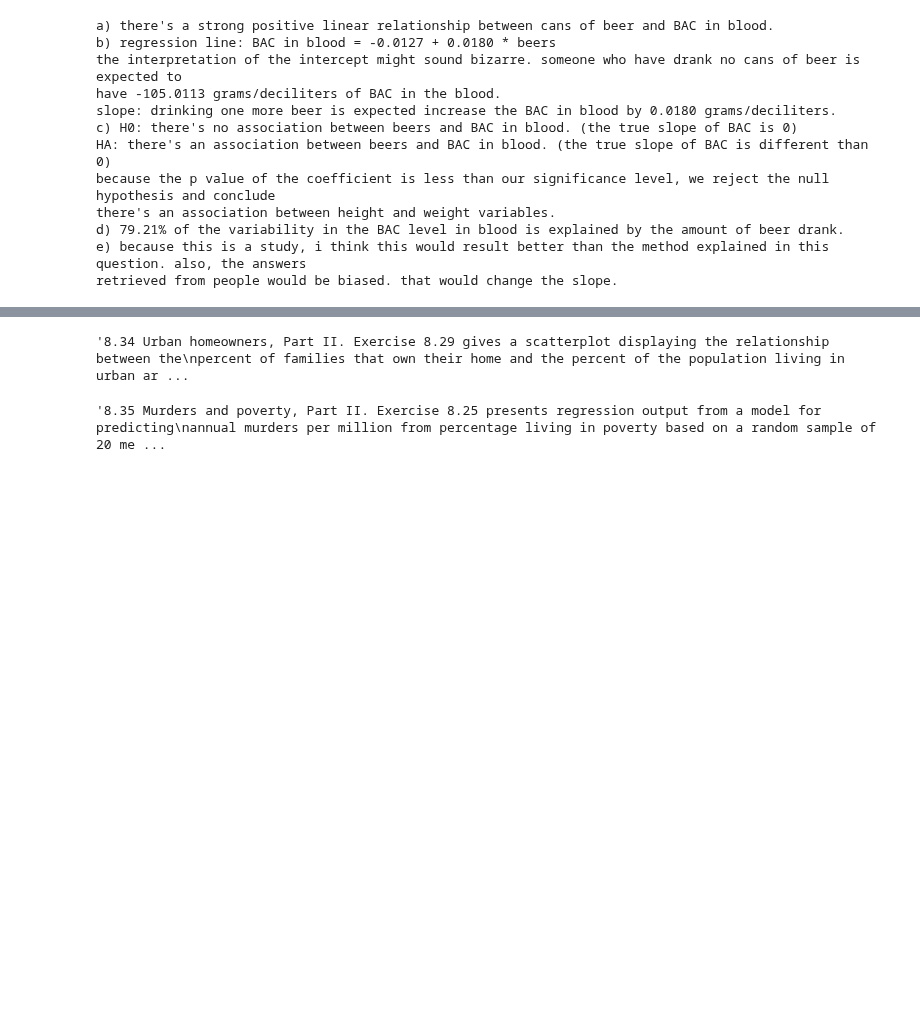
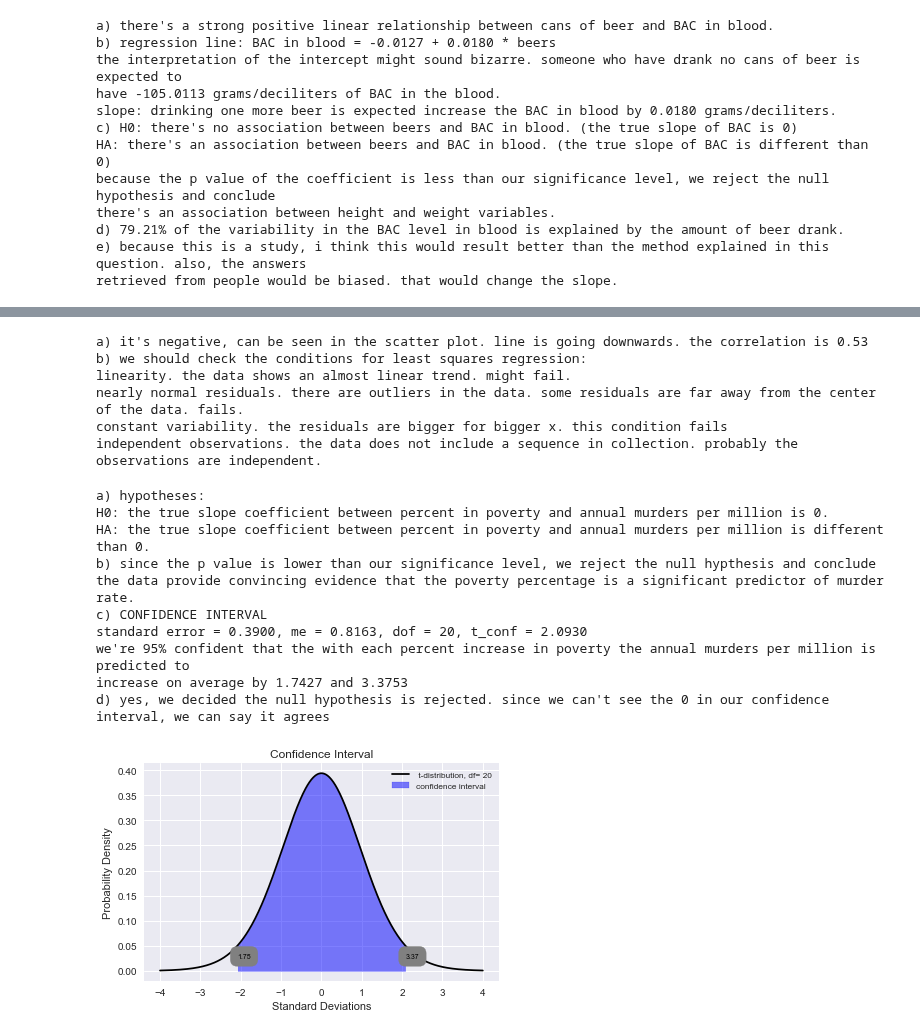
Before and after one commit to mseyhan/statistical-learning, a Jupyter notebook: chapter8_4.ipynb, the cells around one changed output, grey strips where cells are left out. Drawn from its saved outputs; the diff is of its cells as text; code cells hidden in the pictures; blank space fills up the shorter version.

```diff
--- a/chapter8_4.ipynb
+++ b/chapter8_4.ipynb
@@ -186,26 +200,94 @@ b)
 '''8.34 Urban homeowners, Part II. Exercise 8.29 gives a scatterplot displaying the relationship between the
 percent of families that own their home and the percent of the population living in urban areas. Below is a
 similar scatterplot, excluding District of Columbia, as well as the residuals plot. There were 51 cases.
-(a) For these data, R2 = 0:28. What is the
+(a) For these data, R2 = 0.28. What is the
 correlation? How can you tell if it is
 positive or negative?
 (b) Examine the residual plot. What do you
 observe? Is a simple least squares fit
 appropriate for these data?'''
+
+print(f'''a) it's negative, can be seen in the scatter plot. line is going downwards. the correlation is {np.sqrt(.28):.2f}
+b) we should check the conditions for least squares regression:
+linearity. the data shows an almost linear trend. might fail.
+nearly normal residuals. there are outliers in the data. some residuals are far away from the center of the data. fails.
+constant variability. the residuals are bigger for bigger x. this condition fails
+independent observations. the data does not include a sequence in collection. probably the observations are independent.''')
 # %% [output]
-'8.34 Urban homeowners, Part II. Exercise 8.29 gives a scatterplot displaying the relationship between the\npercent of families that own their home and the percent of the population living in urban ar ...
+a) it's negative, can be seen in the scatter plot. line is going downwards. the correlation is 0.53
+b) we should check the conditions for least squares regression:
+linearity. the data shows an almost linear trend. might fail.
+nearly normal residuals. there are outliers in the data. some residuals are far away from the center of the data. fails.
+constant variability. the residuals are bigger for bigger x. this condition fails
+independent observations. the data does not include a sequence in collection. probably the observations are independent.
 # %%
 '''8.35 Murders and poverty, Part II. Exercise 8.25 presents regression output from a model for predicting
 annual murders per million from percentage living in poverty based on a random sample of 20 metropolitan
 areas. The model output is also provided below.
 (a) What are the hypotheses for evaluating whether poverty percentage is a significant predictor of murder
 rate?
 (b) State the conclusion of the hypothesis test from part (a) in context of the data.
 (c) Calculate a 95% confidence interval for the slope of poverty percentage, and interpret it in context of
 the data.
 (d) Do your results from the hypothesis test and the confidence interval agree? Explain.'''
+b0 = -29.901
+s_b0 = 7.789
+t_b0 = -3.839
+
+b1 = 2.559
+s_b1 = .390
+t_b1 = 6.562
+
+xbar = b1
+se = s_b1
+dof = 20
+cl = .95
+sl = 1-cl
+print(f'''a) hypotheses:
+H0: the true slope coefficient between percent in poverty and annual murders per million is 0.
+HA: the true slope coefficient between percent in poverty and annual murders per million is different than 0.
+b) since the p value is lower than our significance level, we reject the null hypthesis and conclude
+the data provide convincing evidence that the poverty percentage is a significant predictor of murder rate.
+c) CONFIDENCE INTERVAL
+standard error = {se:.4f}, me = {me:.4f}, dof = {dof}, t_conf = {t_conf:.4f}
+we're {cl:.0%} confident that the with each percent increase in poverty the annual murders per million is predicted to
+increase on average by {lo:.4f} and {hi:.4f}
+d) yes, we decided the null hypothesis is rejected. since we can't see the 0 in our confidence interval, we can say it agrees ''')
+# CONFIDENCE INTERVAL
+fig = plt.figure(figsize=(14,4))
+x = np.linspace(-4, 4, 500)
+s1t = sl / 2
+t_conf = stats.t.ppf(1-s1t, dof) # upper tail is 1 - confidence level /2 (one tail)
+se = s_b1
+me = t_conf * se
+lo = xbar - me
+hi = xbar + me
+ax_conf = fig.add_subplot(1,2,2)
+y = stats.t.pdf(x, dof)
+two_t_conf = [t_conf, (t_conf)*-1]
+
+ax_conf.plot(x, y, color='black',label=f' t-distribution, df= {dof}'.format(df=dof))
+ax_conf.fill_between(x, y, color='blue', alpha=0.5, where= ~((x<min(two_t_conf)) | (x>max(two_t_conf))) ,label="confidence interval")
+ax_conf.set_ylabel('Probability Density')
+ax_conf.set_xlabel('Standard Deviations')
+ax_conf.set_title('Confidence Interval')
+ax_conf.text(min(two_t_conf), stats.t.cdf(x=min(two_t_conf), df=dof), '{t_lo:.2f}'.format(t_lo=lo), color='black',
+        bbox=dict(facecolor='none', edgecolor='black', boxstyle='round,pad=1', color='gray'),fontsize='x-small')
+ax_conf.text(max(two_t_conf), stats.t.cdf(x=min(two_t_conf), df=dof), '{t_hi:.2f}'.format(t_hi=hi), color='black',
+        bbox=dict(facecolor='none', edgecolor='black', boxstyle='round,pad=1', color='gray'),fontsize='x-small')
+legend = ax_conf.legend(shadow=True,fontsize='small')
 # %% [output]
-'8.35 Murders and poverty, Part II. Exercise 8.25 presents regression output from a model for predicting\nannual murders per million from percentage living in poverty based on a random sample of 20 me ...
+a) hypotheses:
+H0: the true slope coefficient between percent in poverty and annual murders per million is 0.
+HA: the true slope coefficient between percent in poverty and annual murders per million is different than 0.
+b) since the p value is lower than our significance level, we reject the null hypthesis and conclude
+the data provide convincing evidence that the poverty percentage is a significant predictor of murder rate.
+c) CONFIDENCE INTERVAL
+standard error = 0.3900, me = 0.8163, dof = 20, t_conf = 2.0930
+we're 95% confident that the with each percent increase in poverty the annual murders per million is predicted to
+increase on average by 1.7427 and 3.3753
+d) yes, we decided the null hypothesis is rejected. since we can't see the 0 in our confidence interval, we can say it agrees
+[figure, added]
 # %%
 '''8.36 Babies. Is the gestational age (time between conception and birth) of a low birth-weight baby useful
 in predicting head circumference at birth? Twenty-five low birth-weight babies were studied at a Harvard
```
Also changed, not shown: parts of 3 cells of this notebook.
